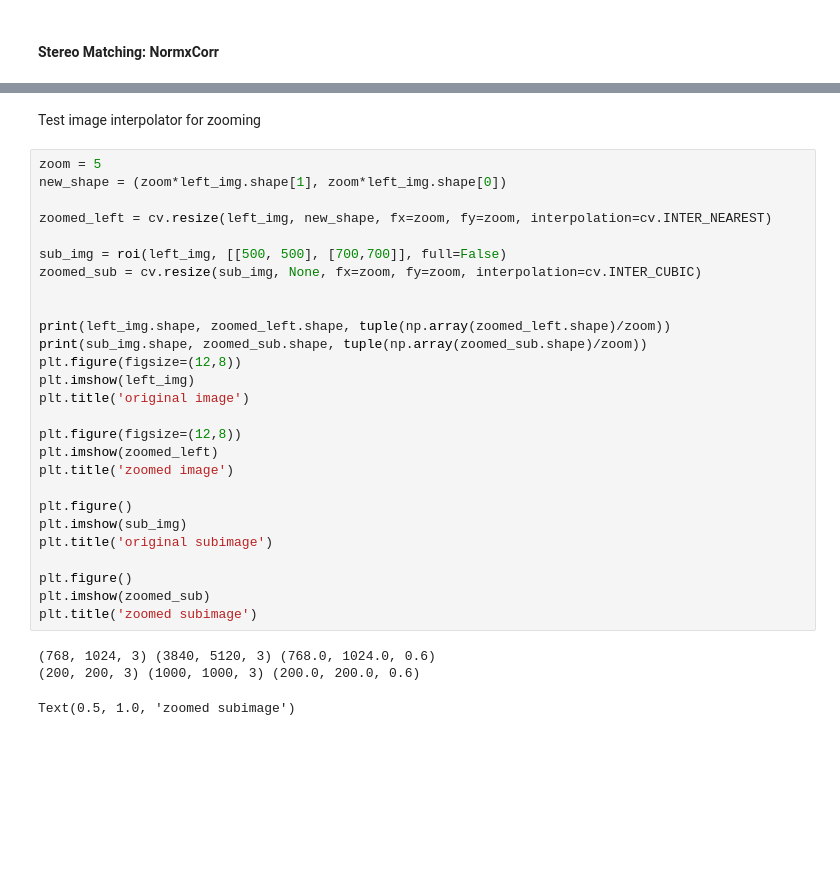
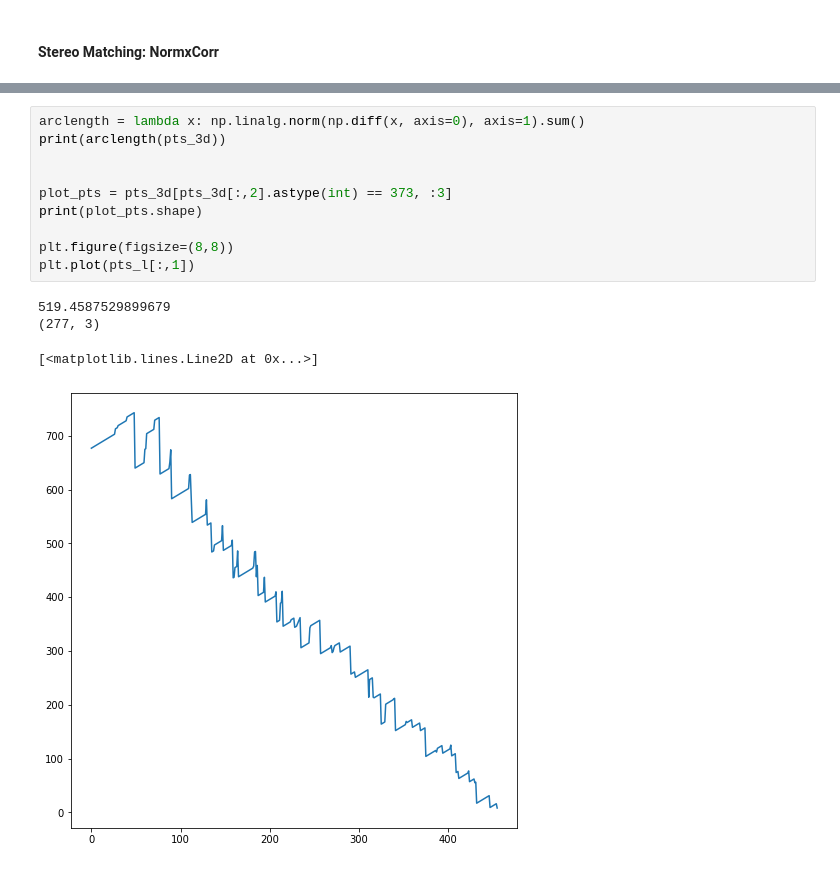
Before and after one commit to dlezcan1/AMIRo-cv, a Jupyter notebook: src/NeedleCompVision.ipynb, the cells around one changed output, grey strips where cells are left out. Drawn from its saved outputs; the diff is of its cells as text; blank space fills up the shorter version.

```diff
--- a/src/NeedleCompVision.ipynb
+++ b/src/NeedleCompVision.ipynb
@@ -1642,33 +1651,15 @@ pts_3d, pts_l, pts_r, bspline_l, bspline_r, imgs = needle_reconstruction3(left_i
-# %% [markdown]
-Test image interpolator for zooming
-# %%
-zoom = 5
-new_shape = (zoom*left_img.shape[1], zoom*left_img.shape[0])
-
-zoomed_left = cv.resize(left_img, new_shape, fx=zoom, fy=zoom, interpolation=cv.INTER_NEAREST)
-
-sub_img = roi(left_img, [[500, 500], [700,700]], full=False)
-zoomed_sub = cv.resize(sub_img, None, fx=zoom, fy=zoom, interpolation=cv.INTER_CUBIC)
-
-
-print(left_img.shape, zoomed_left.shape, tuple(np.array(zoomed_left.shape)/zoom))
-print(sub_img.shape, zoomed_sub.shape, tuple(np.array(zoomed_sub.shape)/zoom))
-plt.figure(figsize=(12,8))
-plt.imshow(left_img)
-plt.title('original image')
-
-plt.figure(figsize=(12,8))
-plt.imshow(zoomed_left)
-plt.title('zoomed image')
-
-plt.figure()
-plt.imshow(sub_img)
-plt.title('original subimage')
-
-plt.figure()
-plt.imshow(zoomed_sub)
-plt.title('zoomed subimage')
-# %% [output]
-(768, 1024, 3) (3840, 5120, 3) (768.0, 1024.0, 0.6)
-(200, 200, 3) (1000, 1000, 3) (200.0, 200.0, 0.6)
-Text(0.5, 1.0, 'zoomed subimage')
+# %%
+arclength = lambda x: np.linalg.norm(np.diff(x, axis=0), axis=1).sum()
+print(arclength(pts_3d))
+
+
+plot_pts = pts_3d[pts_3d[:,2].astype(int) == 373, :3]
+print(plot_pts.shape)
+
+plt.figure(figsize=(8,8))
+plt.plot(pts_l[:,1])
+# %% [output]
+519.4587529899679
+(277, 3)
+[<matplotlib.lines.Line2D at 0x...>]
+[figure, added]
```
Also changed, not shown: parts of 2 cells of this notebook.
